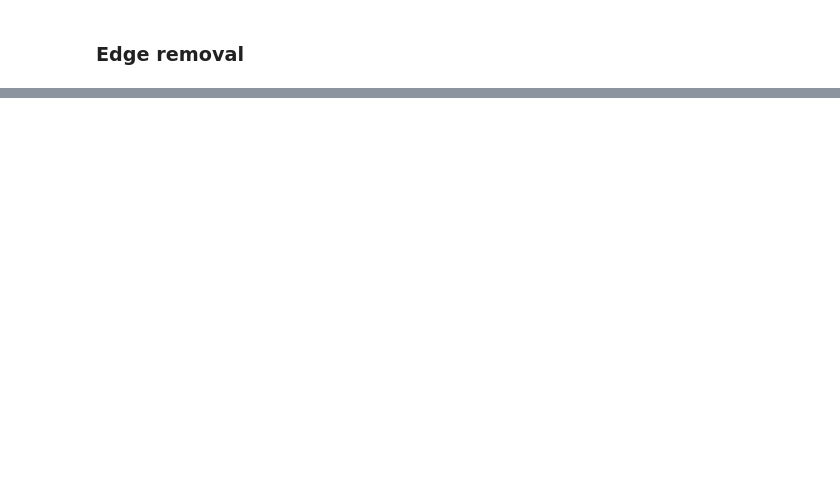
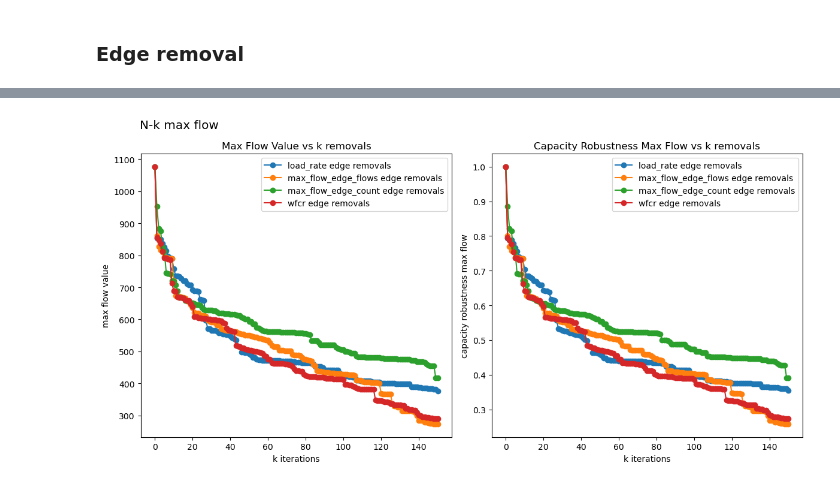
Before and after one commit to johanmasvie/iggielgn_topology_analysis, a Jupyter notebook: N-k_MAX_FLOW.ipynb, the cells around one changed output, grey strips where cells are left out. Cells and saved outputs as stored; diff of their text form; code cells hidden in the pictures; blank space fills up the shorter version.

```diff
--- a/N-k_MAX_FLOW.ipynb
+++ b/N-k_MAX_FLOW.ipynb
@@ -264,5 +332,8 @@ random_edge_removal_df = pd.read_pickle('results/max_flow/all_pairs_flow_index/r
 # %%
-load_rate_edge_removal_df = flow_capacity_robustness(G_simple_directed, heuristic='load_rate', remove='edge')
-load_rate_edge_removal_df.to_pickle('results/max_flow/all_pairs_flow_index/load_rate_edge_removal_df.pkl')
+"""
+215m
+"""
+# load_rate_edge_removal_df = flow_capacity_robustness(G_simple_directed, heuristic='load_rate', remove='edge')
+# load_rate_edge_removal_df.to_pickle('results/max_flow/all_pairs_flow_index/load_rate_edge_removal_df.pkl')
 load_rate_edge_removal_df = pd.read_pickle('results/max_flow/all_pairs_flow_index/load_rate_edge_removal_df.pkl')
 utils.results_summary(load_rate_edge_removal_df)
@@ -301,2 +436,4 @@ utils.results_summary(wfcr_edge_removal_df)
 # %%
-utils.plot_heuristic_comparison_biplot([max_flow_edge_removal_df, max_flow_edge_count_edge_removal_df, min_cutset_edge_count_edge_removal_df, wfcr_edge_removal_df], 'N-k max flow')
+utils.plot_heuristic_comparison_biplot([load_rate_edge_removal_df, max_flow_edge_removal_df, max_flow_edge_count_edge_removal_df, wfcr_edge_removal_df], 'N-k max flow')
+# %% [output]
+[figure, added]
```
Also changed, not shown: parts of 13 cells of this notebook, 17 other files.
